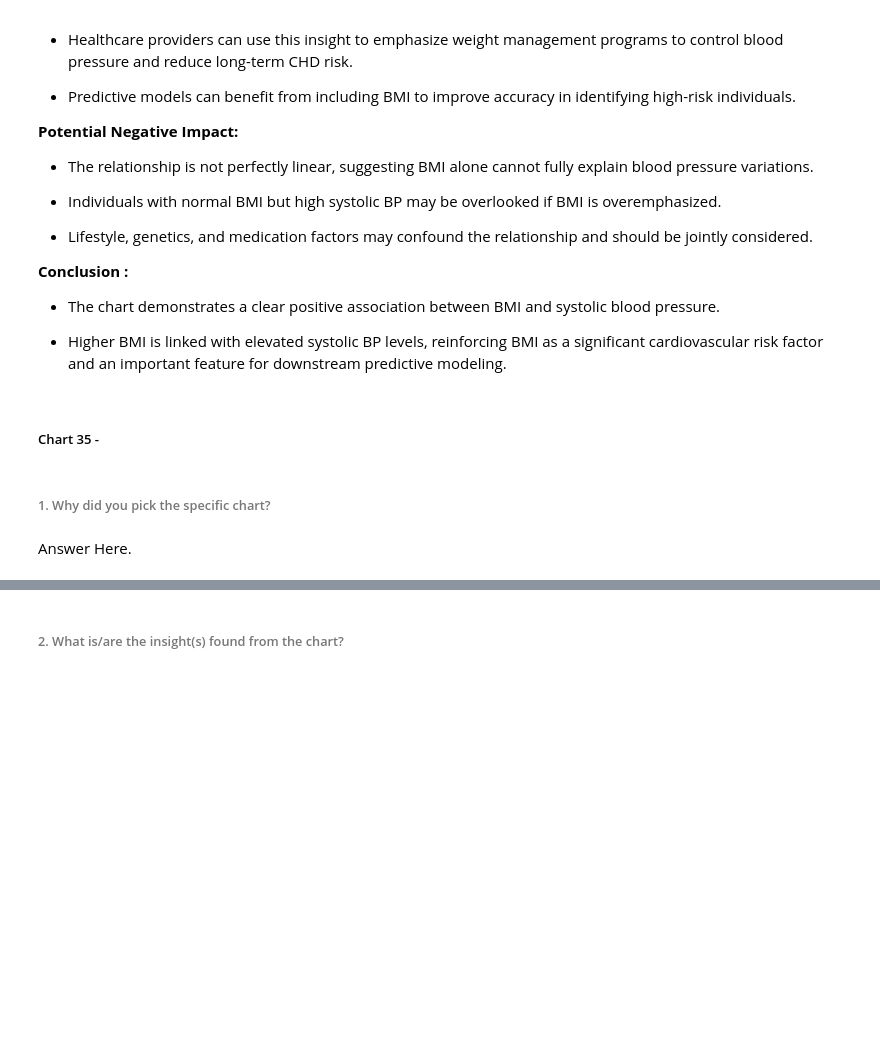
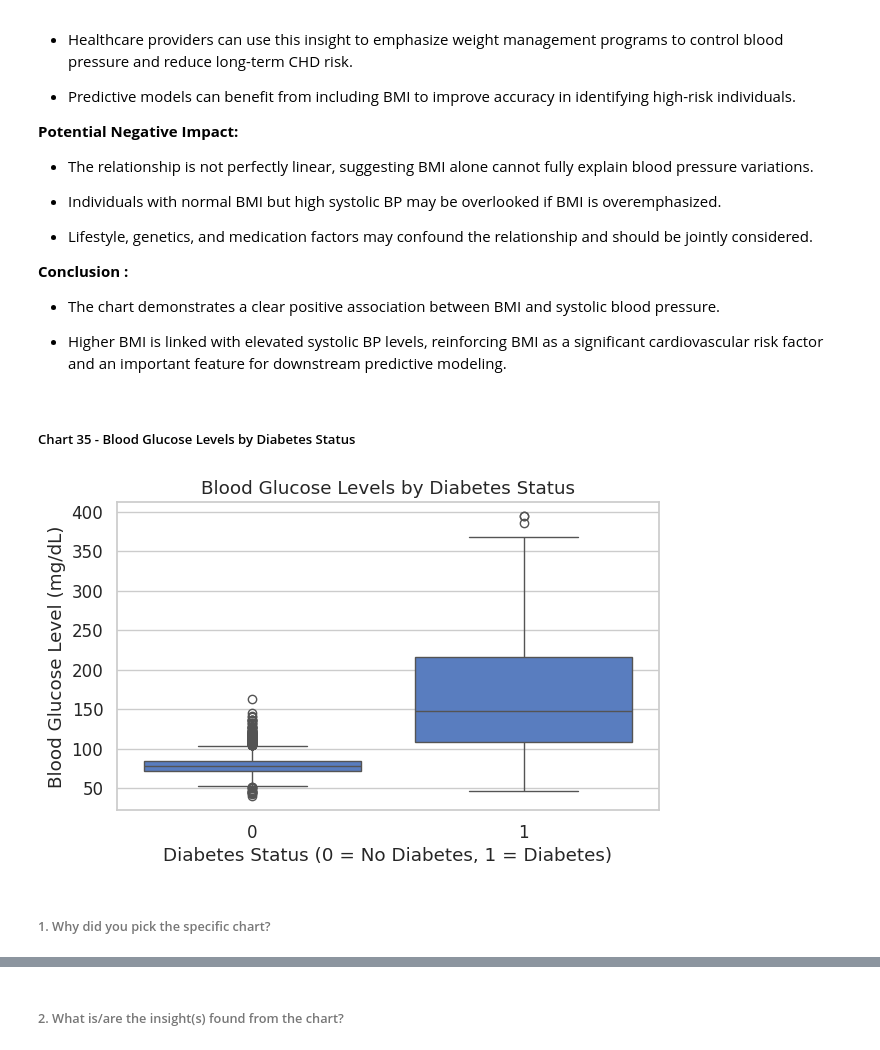
Before and after one commit to MonaliM5/cardio_risk_prediction, a Jupyter notebook: notebooks/Cardiovascular_Risk_Prediction.ipynb, the cells around one changed output, grey strips where cells are left out. Cells and saved outputs as stored; diff of their text form; code cells hidden in the pictures; blank space fills up the shorter version.

Commit message:
viz (chart 35) : perform bivariate analysis of diabetes status vs blood glucose levels🩸

```diff
--- a/notebooks/Cardiovascular_Risk_Prediction.ipynb
+++ b/notebooks/Cardiovascular_Risk_Prediction.ipynb
@@ -3370,4 +3370,4 @@ Are there any insights that lead to negative growth? Justify with specific reaso
 
 * Higher BMI is linked with elevated systolic BP levels, reinforcing BMI as a significant cardiovascular risk factor and an important feature for downstream predictive modeling.
 # %% [markdown]
-##### Chart 35 -
+##### Chart 35 - Blood Glucose Levels by Diabetes Status
@@ -3376,4 +3374,33 @@ Are there any insights that lead to negative growth? Justify with specific reaso
+# %%
+# Chart - 35 visualization code
+
+# ============================================================
+# 📊 Bivariate Analysis – Chart 19
+# Visualizing the relationship between diabetes status and glucose levels
+# ============================================================
+
+# creating a new figure to define the size of the plot
+plt.figure(figsize=(7, 4))
+
+# plotting a boxplot to compare glucose levels across diabetes status
+sns.boxplot(
+    x='diabetes',
+    y='glucose',
+    data=df_wrangle
+)
+
+# setting the title to describe the relationship being visualized
+plt.title('Blood Glucose Levels by Diabetes Status')
+
+# labeling the x-axis to represent diabetes categories
+plt.xlabel('Diabetes Status (0 = No Diabetes, 1 = Diabetes)')
+
+# labeling the y-axis to represent glucose levels
+plt.ylabel('Blood Glucose Level (mg/dL)')
+
+# displaying the final plot
+plt.show()
+# %% [output]
+[figure, added]
 # %% [markdown]
 ###### 1. Why did you pick the specific chart?
-# %% [markdown]
-Answer Here.
```
Also changed, not shown: parts of 6 cells of this notebook.
